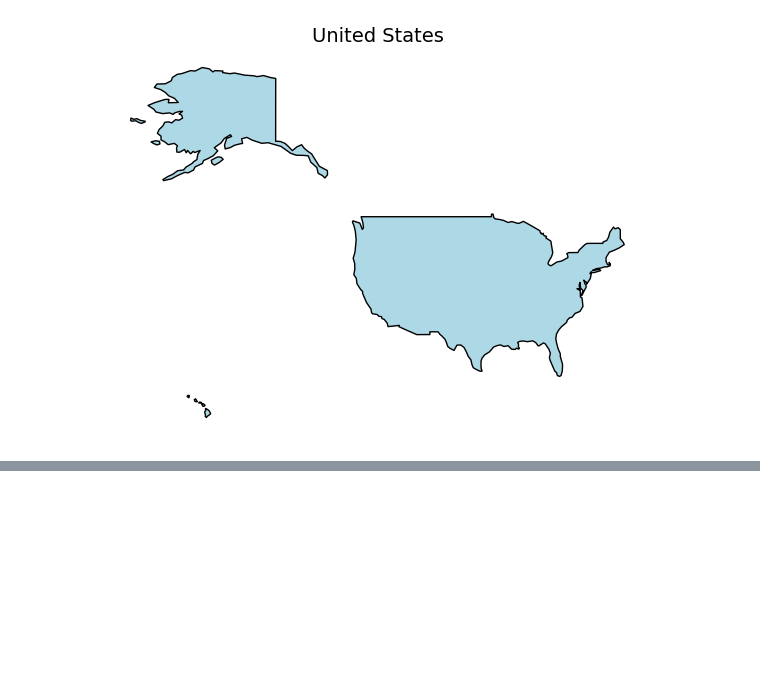
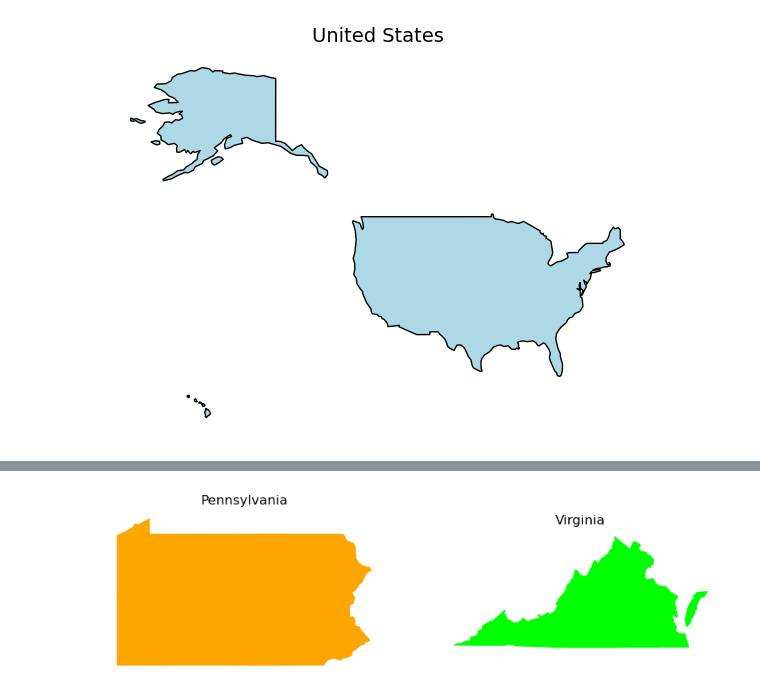
Before and after one commit to ernbilen/Data101_Spring26, a Jupyter notebook: notes/week7/maps.ipynb, the cells around one changed output, grey strips where cells are left out. Cells and saved outputs as stored; diff of their text form; code cells hidden in the pictures; blank space fills up the shorter version.

```diff
--- a/notes/week7/maps.ipynb
+++ b/notes/week7/maps.ipynb
@@ -46,0 +71,3 @@ plt.show()
+# %%
+states = gpd.read_file('/Users/bilene/Downloads/us-states 2/us-states.shp')
+states
@@ -46,0 +94,18 @@ plt.show()
+# %%
+# Two side by side maps (works with any plots)
+
+fig, axes = plt.subplots(1,2,figsize=(10,6))
+
+# PA
+states[states.NAME=='Pennsylvania'].plot(ax = axes[0],color='orange')
+axes[0].set_axis_off()
+axes[0].set_title('Pennsylvania')
+
+# VA
+states[states.NAME=='Virginia'].plot(ax = axes[1],color='lime')
+axes[1].set_axis_off()
+axes[1].set_title('Virginia')
+
+plt.show()
+# %% [output]
+[figure, added]
```
Also changed, not shown: parts of 8 cells of this notebook.
